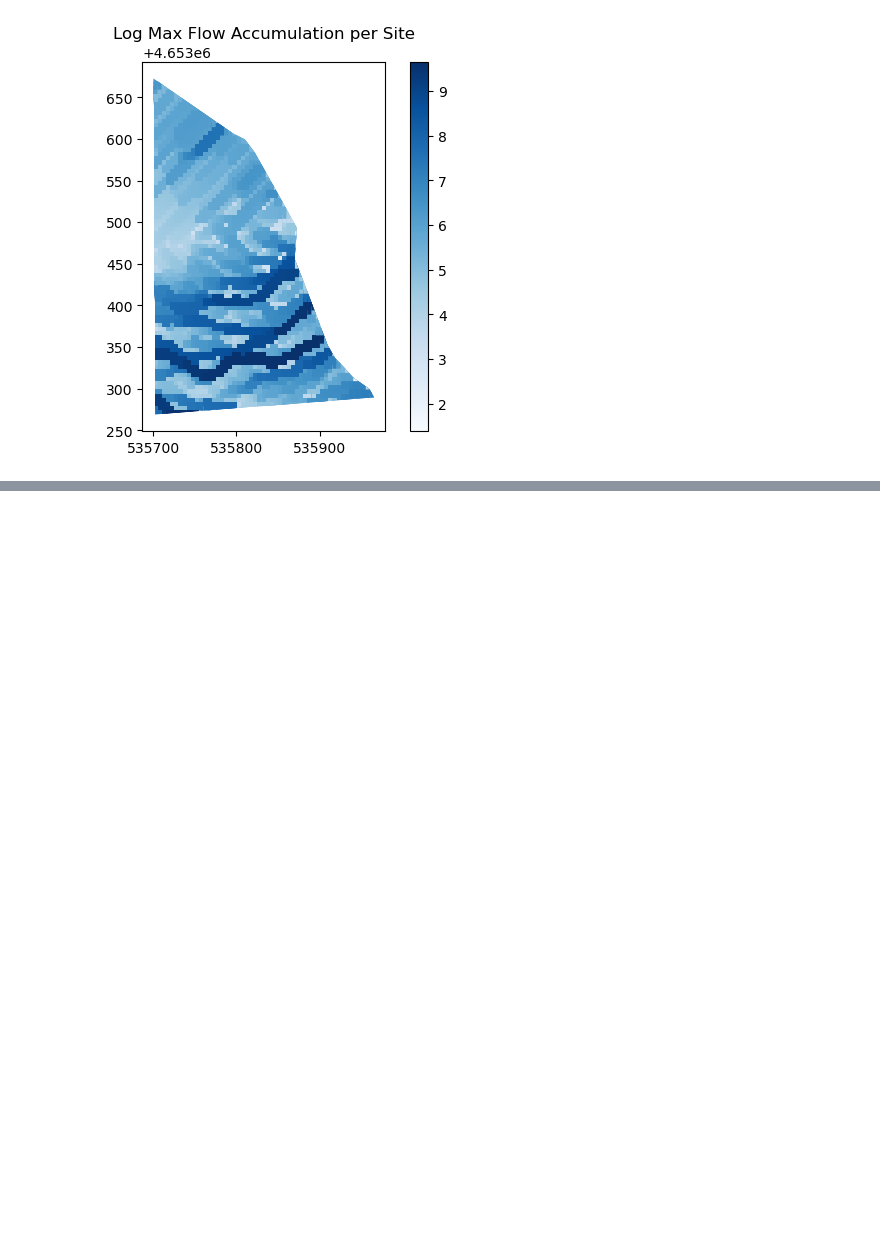
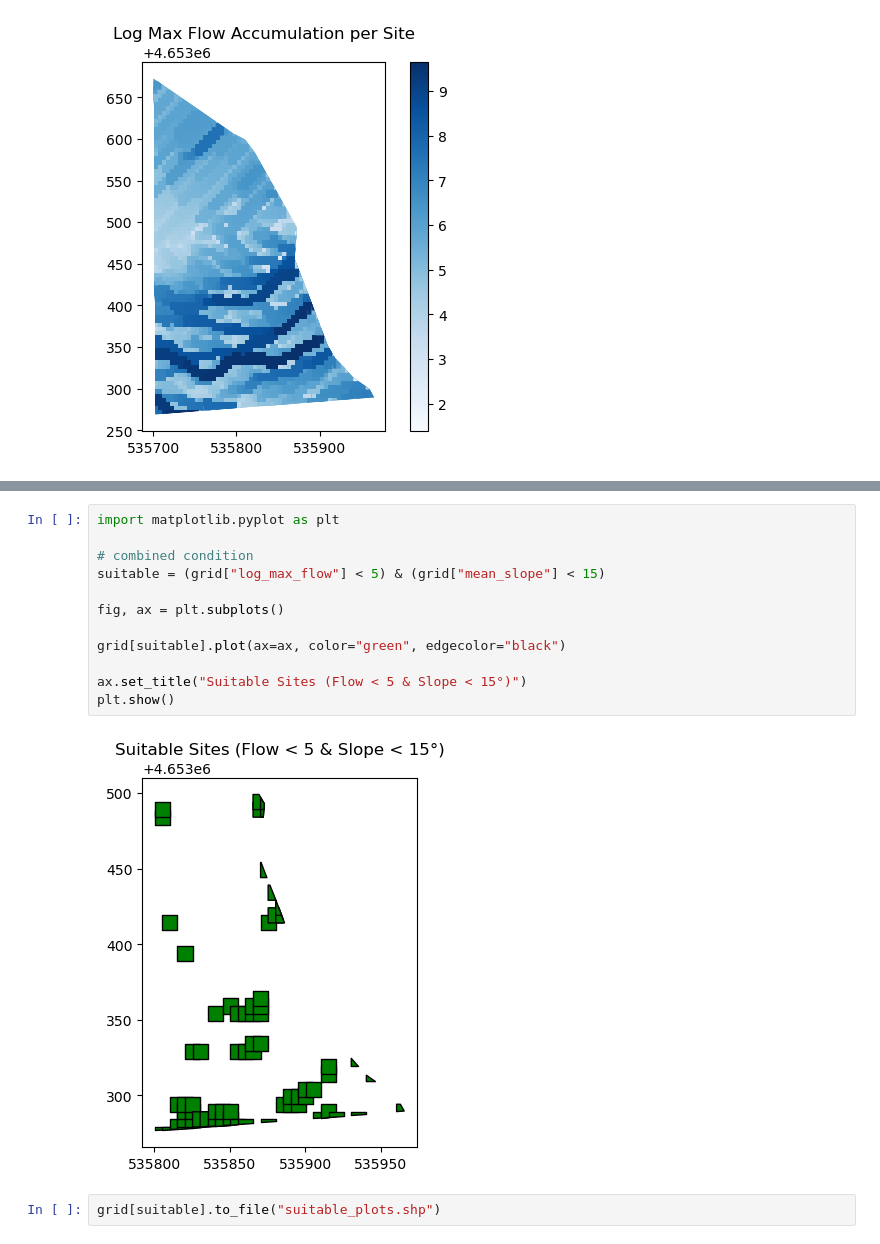
Before and after one commit to koltonrogers15-hub/Cabin_Site_suitability_Analysis, a Jupyter notebook: cabinsite.ipynb, the cells around one changed output, grey strips where cells are left out. Drawn from its saved outputs; the diff is of its cells as text; blank space fills up the shorter version.

```diff
--- a/cabinsite.ipynb
+++ b/cabinsite.ipynb
@@ -488,0 +489,16 @@ plt.show()
+# %%
+import matplotlib.pyplot as plt
+
+# combined condition
+suitable = (grid["log_max_flow"] < 5) & (grid["mean_slope"] < 15)
+
+fig, ax = plt.subplots()
+
+grid[suitable].plot(ax=ax, color="green", edgecolor="black")
+
+ax.set_title("Suitable Sites (Flow < 5 & Slope < 15°)")
+plt.show()
+# %% [output]
+[figure, added]
+# %%
+grid[suitable].to_file("suitable_plots.shp")
```
Also changed, not shown: parts of 1 cell of this notebook, 9 other files.
